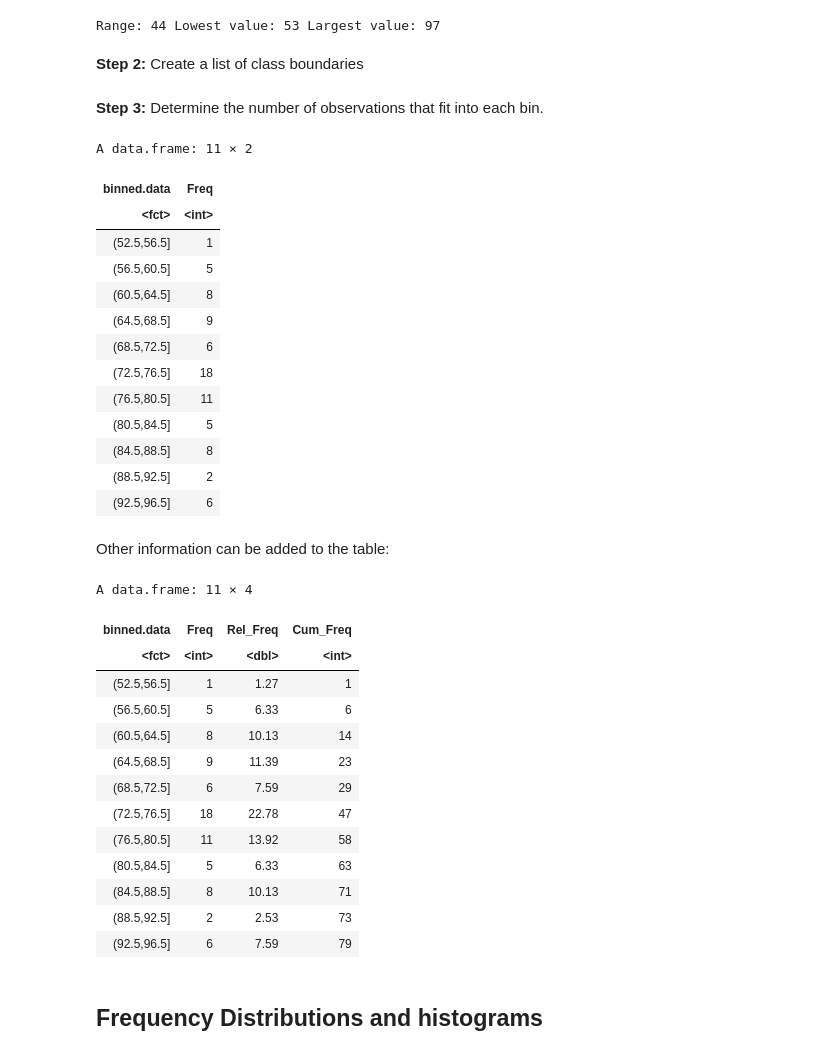
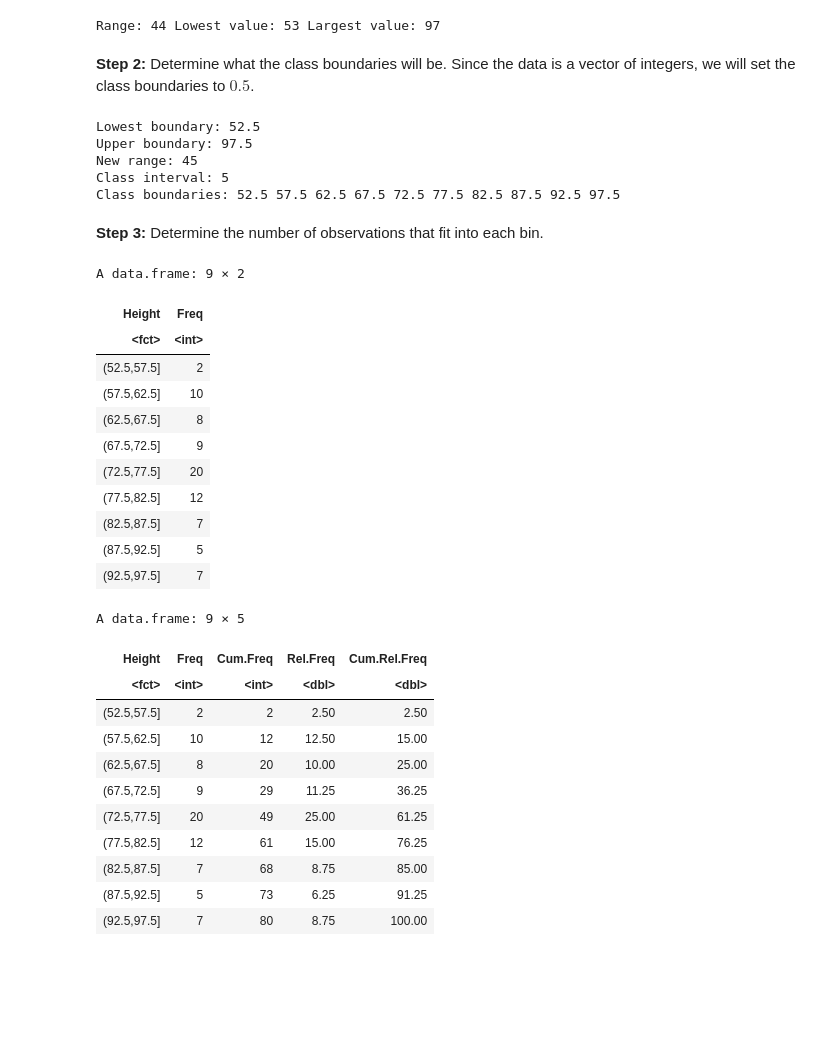
Before and after one commit to jbennett7/Statistics, a Jupyter notebook: 02 Chapter 2 Frequency Distributions/R programming.ipynb, the cells around one changed output. Saved outputs shown, nothing was run; the diff lists cells and outputs as text; code cells hidden in the pictures; blank space fills up the shorter version.

```diff
--- a/02 Chapter 2 Frequency Distributions/R programming.ipynb
+++ b/02 Chapter 2 Frequency Distributions/R programming.ipynb
@@ -57,49 +67,51 @@ r<-range(P2.2.data)
 cat("Range:", diff(r), "Lowest value:", r[1], "Largest value:", r[2], "\n")
 # %% [output]
 Range: 44 Lowest value: 53 Largest value: 97
-# %% [markdown]
-__Step 2:__ Create a list of class boundaries
-# %%
-bins <- seq(r[1]-.5, r[2]+.5, by=diff(r)/11)
+# %% [markdown]
+__Step 2:__ Determine what the class boundaries will be. Since the data is a vector of integers, we will set the class boundaries to $0.5$.
+# %%
+cat("Lowest boundary:", (lower <- r[1]-.5), "\n")
+cat("Upper boundary:", (upper <- r[2]+.5), "\n")
+cat("New range:", (br <- upper-lower), "\n")
+cat("Class interval:", (c <- br/9), "\n")
+cat("Class boundaries:", (bins <- seq(lower, upper, by=c)))
+# %% [output]
+Lowest boundary: 52.5
+Upper boundary: 97.5
+New range: 45
+Class interval: 5
+Class boundaries: 52.5 57.5 62.5 67.5 72.5 77.5 82.5 87.5 92.5 97.5
 # %% [markdown]
 __Step 3:__ Determine the number of observations that fit into each bin.
 # %%
-binned.data <- cut(P2.2.data, bins)
-fq.table <- table(binned.data)
+Height <- cut(P2.2.data, bins)
+fq.table <- table(Height)
 transform(fq.table)
 # %% [output]
-A data.frame: 11 × 2
+A data.frame: 9 × 2
-| binned.data | Freq |
+| Height | Freq |
 | <fct> | <int> |
-| (52.5,56.5] | 1 |
-| (56.5,60.5] | 5 |
-| (60.5,64.5] | 8 |
-| (64.5,68.5] | 9 |
-| (68.5,72.5] | 6 |
-| (72.5,76.5] | 18 |
-| (76.5,80.5] | 11 |
-| (80.5,84.5] | 5 |
-| (84.5,88.5] | 8 |
-| (88.5,92.5] | 2 |
-| (92.5,96.5] | 6 |
+| (52.5,57.5] | 2 |
+| (57.5,62.5] | 10 |
+| (62.5,67.5] | 8 |
+| (67.5,72.5] | 9 |
+| (72.5,77.5] | 20 |
+| (77.5,82.5] | 12 |
+| (82.5,87.5] | 7 |
+| (87.5,92.5] | 5 |
+| (92.5,97.5] | 7 |
-# %% [markdown]
-Other information can be added to the table:
 # %%
-transform(fq.table, Rel_Freq=round(prop.table(as.vector(fq.table))*100, 2), Cum_Freq=cumsum(as.vector(fq.table)))
+transform(fq.table, Cum.Freq=cumsum(as.vector(fq.table)), Rel.Freq=round(prop.table(as.vector(fq.table))*100, 2), Cum.Rel.Freq=cumsum(round(prop.table(as.vector(fq.table))*100, 2)))
 # %% [output]
-A data.frame: 11 × 4
+A data.frame: 9 × 5
-| binned.data | Freq | Rel_Freq | Cum_Freq |
-| <fct> | <int> | <dbl> | <int> |
-| (52.5,56.5] | 1 | 1.27 | 1 |
-| (56.5,60.5] | 5 | 6.33 | 6 |
-| (60.5,64.5] | 8 | 10.13 | 14 |
-| (64.5,68.5] | 9 | 11.39 | 23 |
-| (68.5,72.5] | 6 | 7.59 | 29 |
-| (72.5,76.5] | 18 | 22.78 | 47 |
-| (76.5,80.5] | 11 | 13.92 | 58 |
-| (80.5,84.5] | 5 | 6.33 | 63 |
-| (84.5,88.5] | 8 | 10.13 | 71 |
-| (88.5,92.5] | 2 | 2.53 | 73 |
-| (92.5,96.5] | 6 | 7.59 | 79 |
+| Height | Freq | Cum.Freq | Rel.Freq | Cum.Rel.Freq |
+| <fct> | <int> | <int> | <dbl> | <dbl> |
+| (52.5,57.5] | 2 | 2 | 2.50 | 2.50 |
+| (57.5,62.5] | 10 | 12 | 12.50 | 15.00 |
+| (62.5,67.5] | 8 | 20 | 10.00 | 25.00 |
+| (67.5,72.5] | 9 | 29 | 11.25 | 36.25 |
+| (72.5,77.5] | 20 | 49 | 25.00 | 61.25 |
+| (77.5,82.5] | 12 | 61 | 15.00 | 76.25 |
+| (82.5,87.5] | 7 | 68 | 8.75 | 85.00 |
+| (87.5,92.5] | 5 | 73 | 6.25 | 91.25 |
+| (92.5,97.5] | 7 | 80 | 8.75 | 100.00 |
-# %% [markdown]
-## Frequency Distributions and histograms
```
Also changed, not shown: parts of 27 cells of this notebook, 2 other files.
